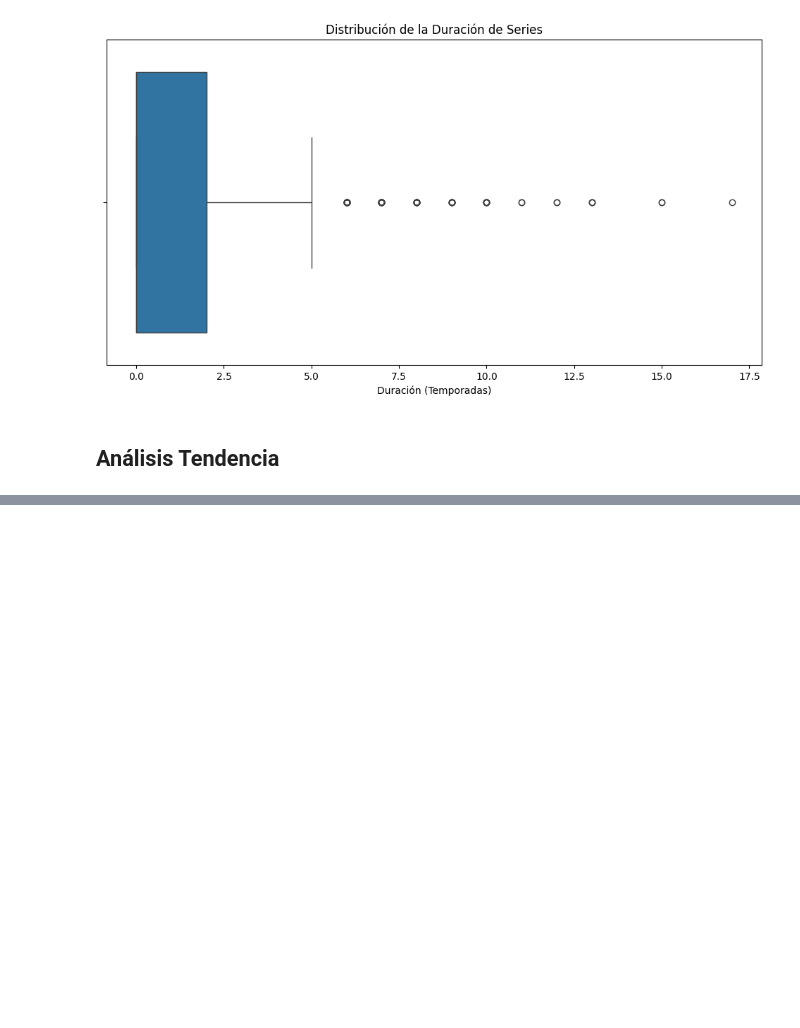
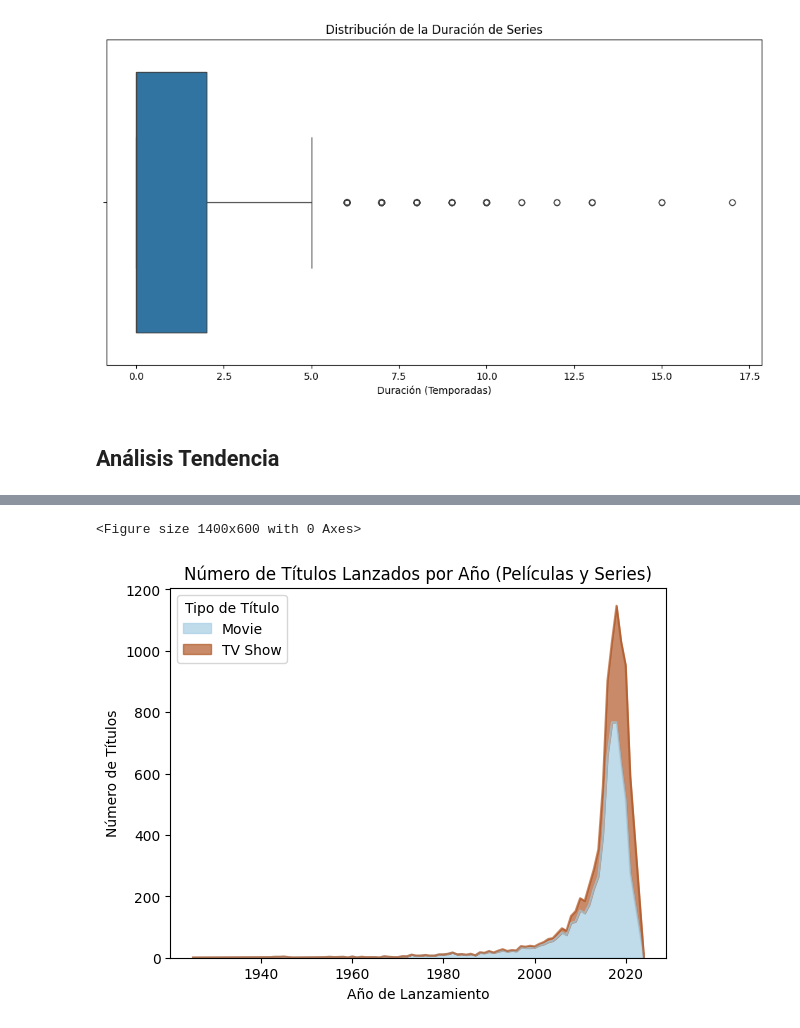
Before and after one commit to leandroabritez/Netflix-Movies-and-TV-Shows, a Jupyter notebook: 3.Análisis.ipynb, the cells around one changed output, grey strips where cells are left out. Drawn from its saved outputs; the diff is of its cells as text; code cells hidden in the pictures; blank space fills up the shorter version.

```diff
--- a/3.Análisis.ipynb
+++ b/3.Análisis.ipynb
@@ -192,0 +193,18 @@ plt.show()
+# %%
+# Contar títulos por año de lanzamiento y tipo
+titles_per_year = df.groupby(['release_year', 'type']).size().reset_index(name='count')
+
+# Pivotear los datos para facilitar el gráfico de áreas acumuladas
+titles_per_year_pivot = titles_per_year.pivot(index='release_year', columns='type', values='count').fillna(0)
+
+# Visualizar la tendencia de lanzamientos por año con gráfico de área acumulado
+plt.figure(figsize=(14, 6))
+titles_per_year_pivot.plot(kind='area', stacked=True, colormap='Paired', alpha=0.7)
+plt.title('Número de Títulos Lanzados por Año (Películas y Series)')
+plt.xlabel('Año de Lanzamiento')
+plt.ylabel('Número de Títulos')
+plt.legend(title='Tipo de Título')
+plt.show()
+# %% [output]
+<Figure size 1400x600 with 0 Axes>
+[figure, added]
```
Also changed, not shown: parts of 1 cell of this notebook, 9 other files.
